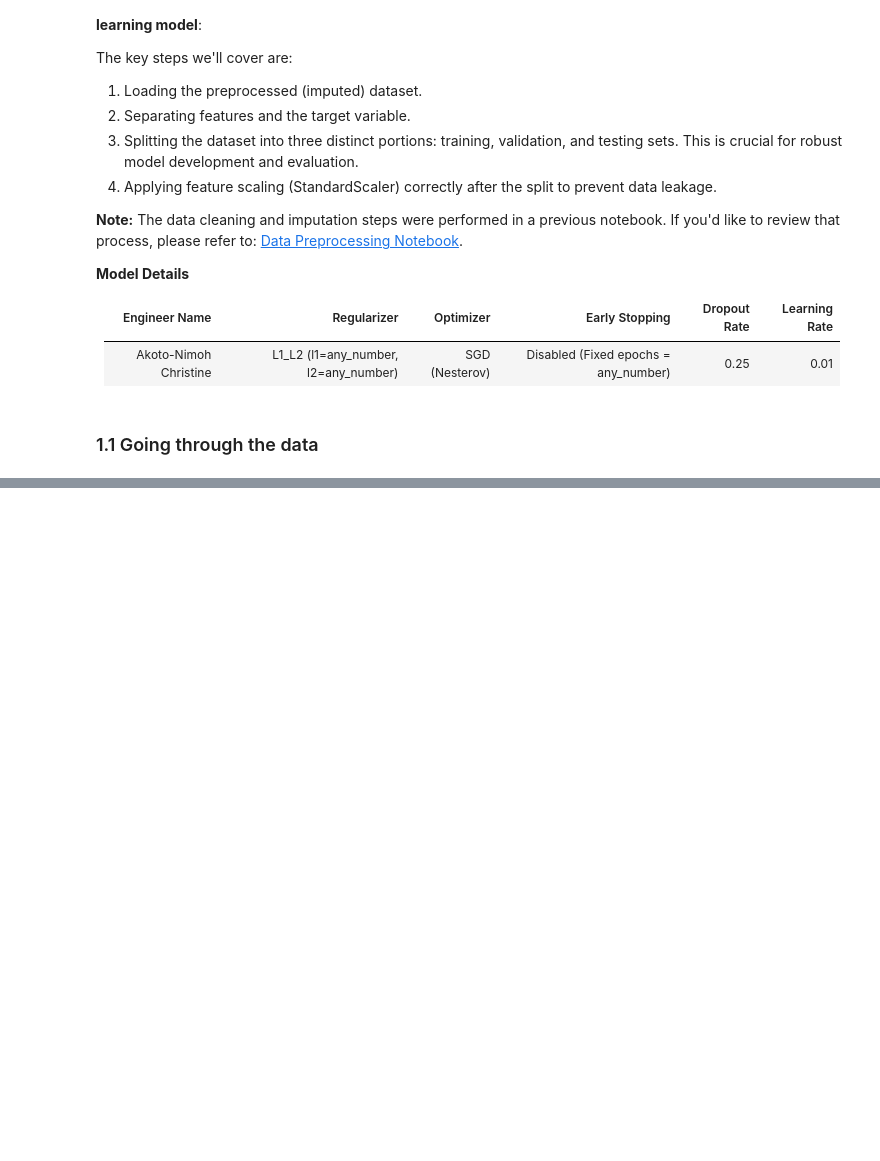
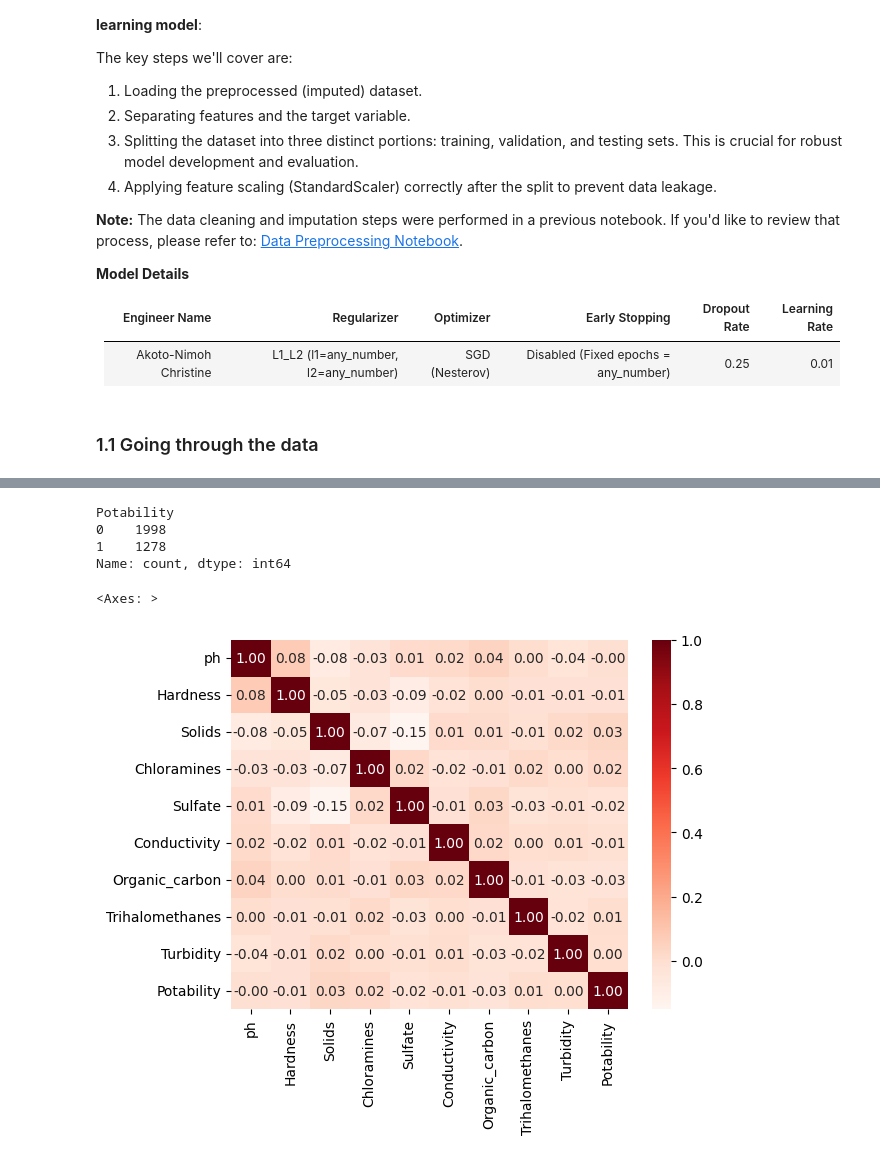
Before and after one commit to Christianib003/water-quality-model, a Jupyter notebook: notebooks/AkotoNimohChristine_water_quality_model.ipynb, the cells around one changed output, grey strips where cells are left out. Cells and saved outputs as stored; diff of their text form; code cells hidden in the pictures; blank space fills up the shorter version.

```diff
--- a/notebooks/AkotoNimohChristine_water_quality_model.ipynb
+++ b/notebooks/AkotoNimohChristine_water_quality_model.ipynb
@@ -36,4 +37,4 @@ import pandas as pd
 # %% [markdown]
 ### 1.1 Going through the data
 # %%
-data['imputed_water_potability_data.csv']
+data = pd.read_csv('../data/imputed_water_potability_data.csv')
@@ -41,0 +54,12 @@ NameError: name 'data' is not defined
+# %%
+data['Potability'].value_counts()
+# %% [output]
+Potability
+0    1998
+1    1278
+Name: count, dtype: int64
+# %%
+sns.heatmap(data.corr(), annot= True , cmap='Reds', fmt='.2f')
+# %% [output]
+<Axes: >
+[figure, added]
```
Also changed, not shown: parts of 4 cells of this notebook.
